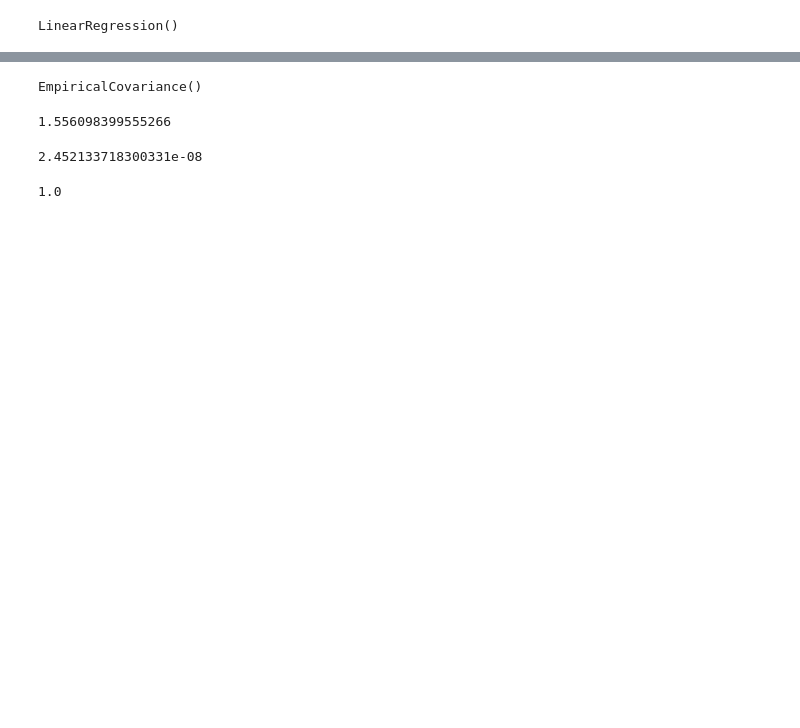
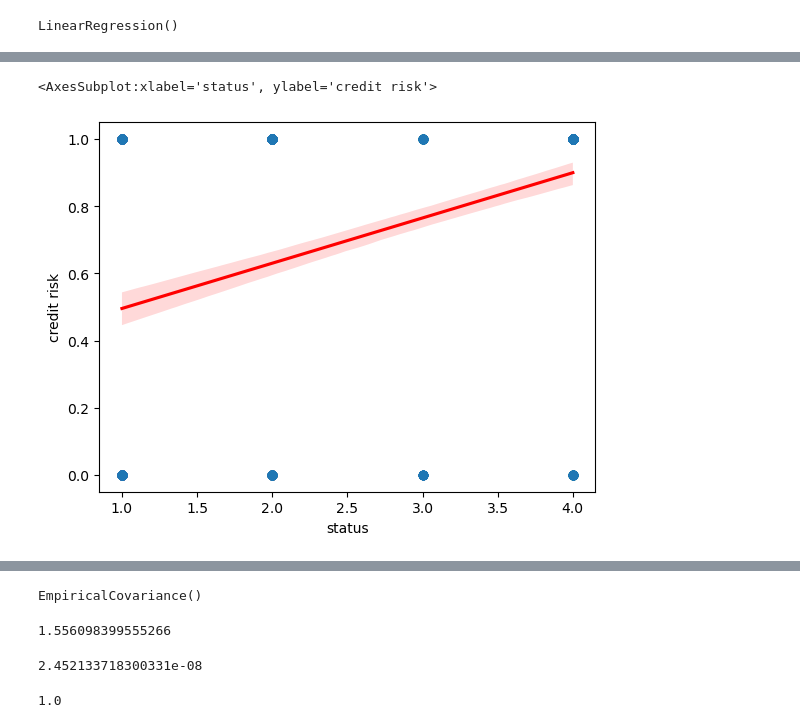
Before and after one commit to nbaggio28/bbq-final-project, a Jupyter notebook: notebooks/sgermancredit.ipynb, the cells around one changed output, grey strips where cells are left out. Cells and saved outputs as stored; diff of their text form; code cells hidden in the pictures; blank space fills up the shorter version.

```diff
--- a/notebooks/sgermancredit.ipynb
+++ b/notebooks/sgermancredit.ipynb
@@ -133,0 +140,7 @@ sns.regplot(data=sgcredit_df, y="personal status sex", x="purpose", logistic=Tru
+# %%
+##Regression with Credit risk as the target and Status as the feature
+
+sns.regplot(data=sgcredit_df, y="credit risk", x="status", robust=True, line_kws=dict(color="r"))
+# %% [output]
+<AxesSubplot:xlabel='status', ylabel='credit risk'>
+[figure, added]
```
Also changed, not shown: parts of 12 cells of this notebook, 1 other file.
